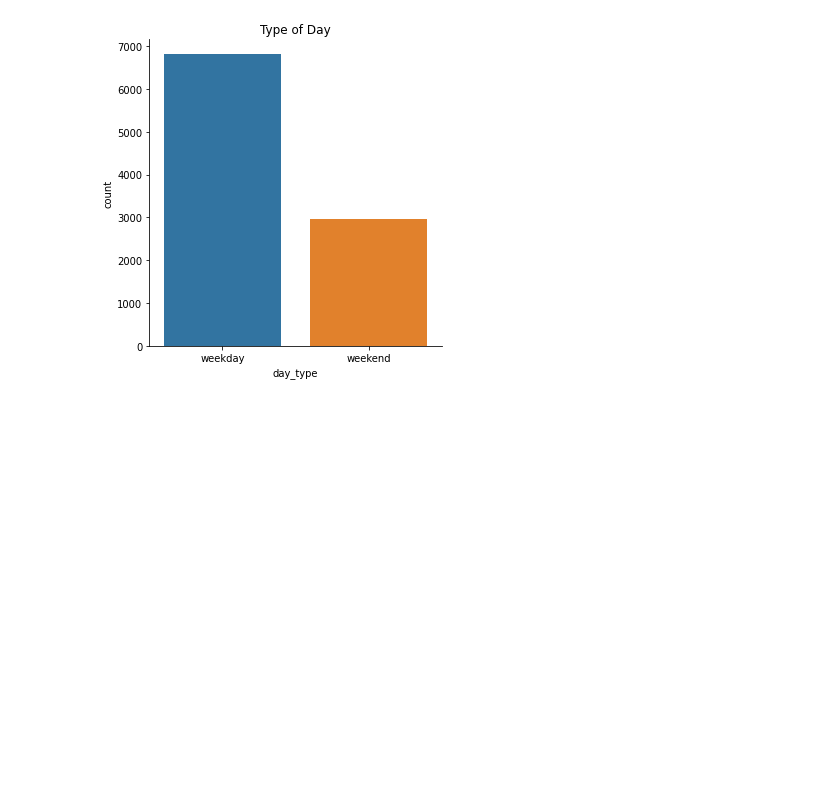
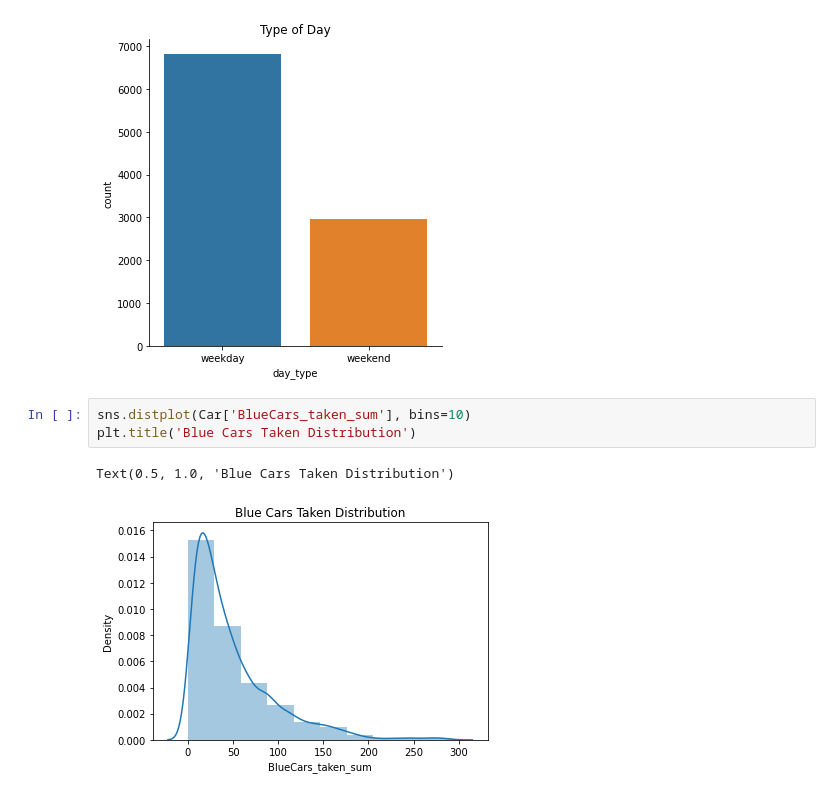
Before and after one commit to Gakarau/IP-Moringa, a Jupyter notebook: Independent_Project_Part_2.ipynb, the cells around one changed output. Cells and saved outputs as stored; diff of their text form; blank space fills up the shorter version.

```diff
--- a/Independent_Project_Part_2.ipynb
+++ b/Independent_Project_Part_2.ipynb
@@ -165,3 +165,9 @@ plt.title("Type of Day")
 # %% [output]
 Text(0.5, 1.0, 'Type of Day')
 [figure]
+# %%
+sns.distplot(Car['BlueCars_taken_sum'], bins=10)
+plt.title('Blue Cars Taken Distribution')
+# %% [output]
+Text(0.5, 1.0, 'Blue Cars Taken Distribution')
+[figure, added]
```
